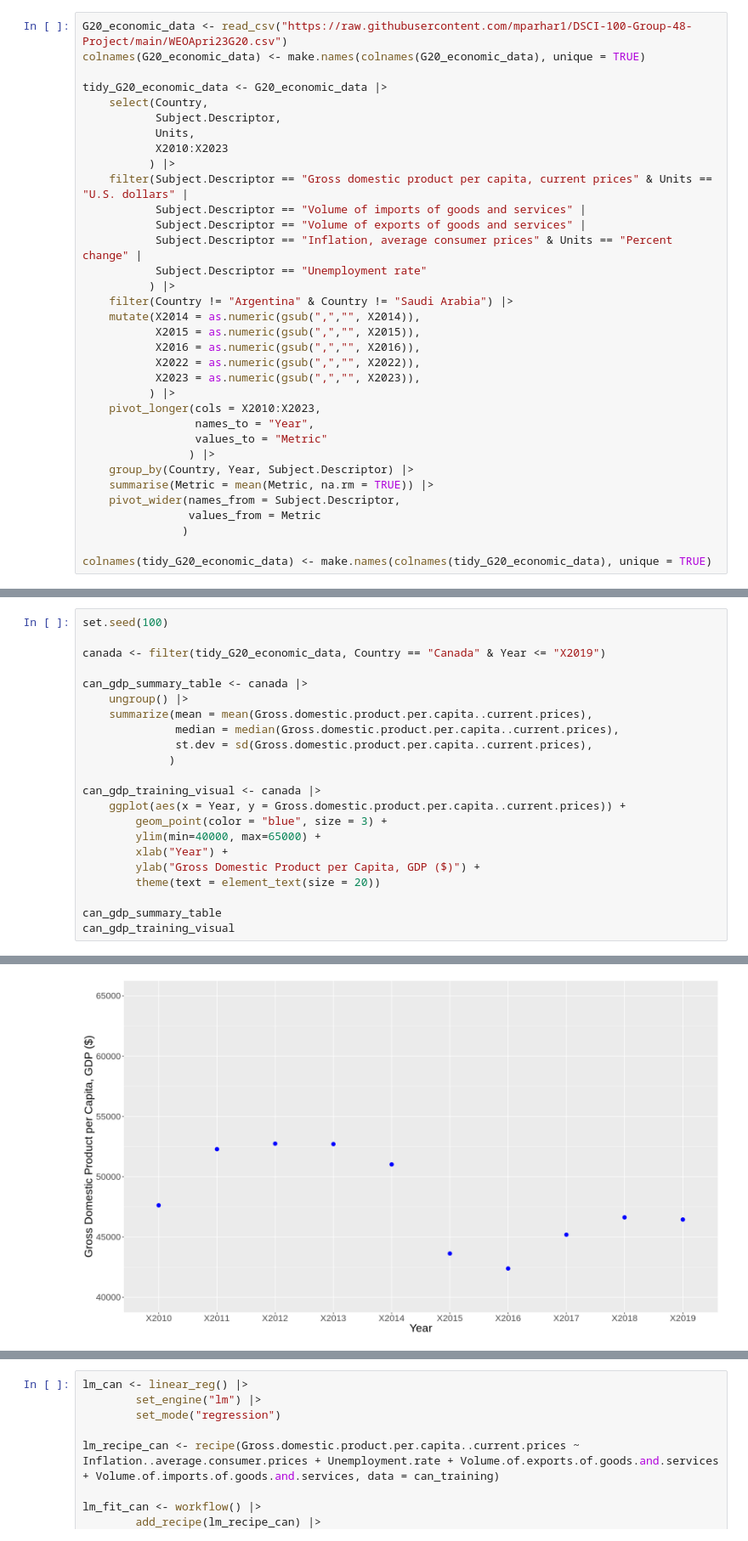
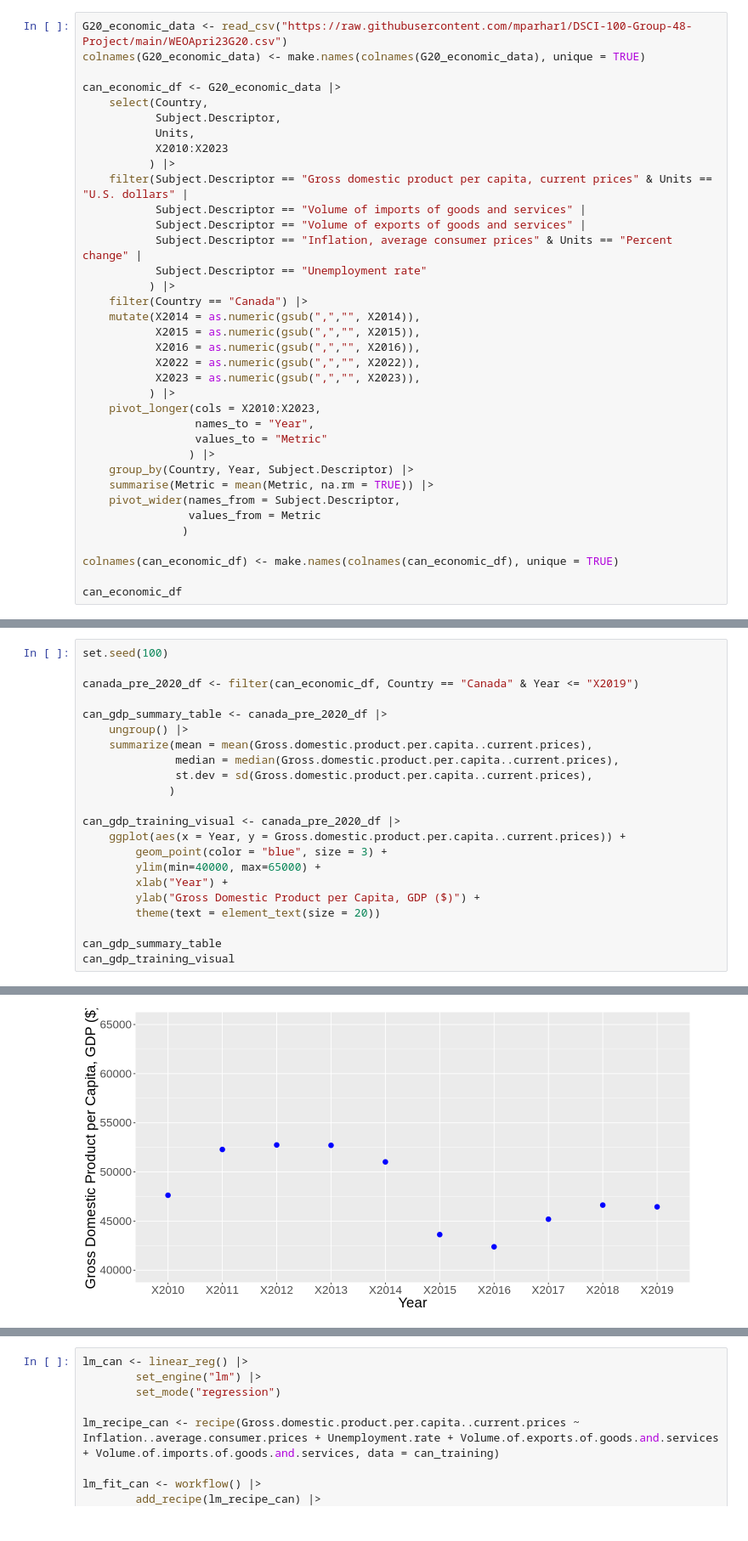
Before and after one commit to mparhar1/DSCI-100-Group-48-Project, a Jupyter notebook: data_analysis_draft.ipynb, the cells around one changed output, grey strips where cells are left out. Shown: that part at 85% size. Drawn from its saved outputs; the diff is of its cells as text.

```diff
--- a/data_analysis_draft.ipynb
+++ b/data_analysis_draft.ipynb
@@ -25,7 +7,7 @@ library(tidymodels)
 G20_economic_data <- read_csv("https://raw.githubusercontent.com/mparhar1/DSCI-100-Group-48-Project/main/WEOApri23G20.csv")
 colnames(G20_economic_data) <- make.names(colnames(G20_economic_data), unique = TRUE)
 
-tidy_G20_economic_data <- G20_economic_data |>
+can_economic_df <- G20_economic_data |>
     select(Country,
            Subject.Descriptor,
            Units,
@@ -37,7 +19,7 @@ tidy_G20_economic_data <- G20_economic_data |>
            Subject.Descriptor == "Inflation, average consumer prices" & Units == "Percent change" |
            Subject.Descriptor == "Unemployment rate"
           ) |>
-    filter(Country != "Argentina" & Country != "Saudi Arabia") |>
+    filter(Country == "Canada") |>
     mutate(X2014 = as.numeric(gsub(",","", X2014)),
            X2015 = as.numeric(gsub(",","", X2015)),
            X2016 = as.numeric(gsub(",","", X2016)),
@@ -54,7 +36,9 @@ tidy_G20_economic_data <- G20_economic_data |>
                 values_from = Metric
                )
 
-colnames(tidy_G20_economic_data) <- make.names(colnames(tidy_G20_economic_data), unique = TRUE)
+colnames(can_economic_df) <- make.names(colnames(can_economic_df), unique = TRUE)
+
+can_economic_df
 # %% [output]
 Rows: 836 Columns: 59
 ── Column specification ────────────────────────────────────────────────────────
@@ -69,29 +70,29 @@ the `.groups` argument.
 # %%
 set.seed(100)
 
-canada <- filter(tidy_G20_economic_data, Country == "Canada" & Year <= "X2019")
+canada_pre_2020_df <- filter(can_economic_df, Country == "Canada" & Year <= "X2019")
 
-can_gdp_summary_table <- canada |>
+can_gdp_summary_table <- canada_pre_2020_df |>
     ungroup() |>
     summarize(mean = mean(Gross.domestic.product.per.capita..current.prices),
               median = median(Gross.domestic.product.per.capita..current.prices),
               st.dev = sd(Gross.domestic.product.per.capita..current.prices),
              )
 
-can_gdp_training_visual <- canada |>
+can_gdp_training_visual <- canada_pre_2020_df |>
     ggplot(aes(x = Year, y = Gross.domestic.product.per.capita..current.prices)) +
         geom_point(color = "blue", size = 3) +
         ylim(min=40000, max=65000) +
         xlab("Year") +
         ylab("Gross Domestic Product per Capita, GDP ($)") +
         theme(text = element_text(size = 20))
 
 can_gdp_summary_table
 can_gdp_training_visual
 # %% [output]
 A tibble: 1 × 3
 | mean | median | st.dev |
 | <dbl> | <dbl> | <dbl> |
 | 48066.37 | 47126.61 | 3874.768 |
-[figure, old version]
+[figure, new version]
 # %%
```
Also changed, not shown: parts of 5 cells of this notebook.
